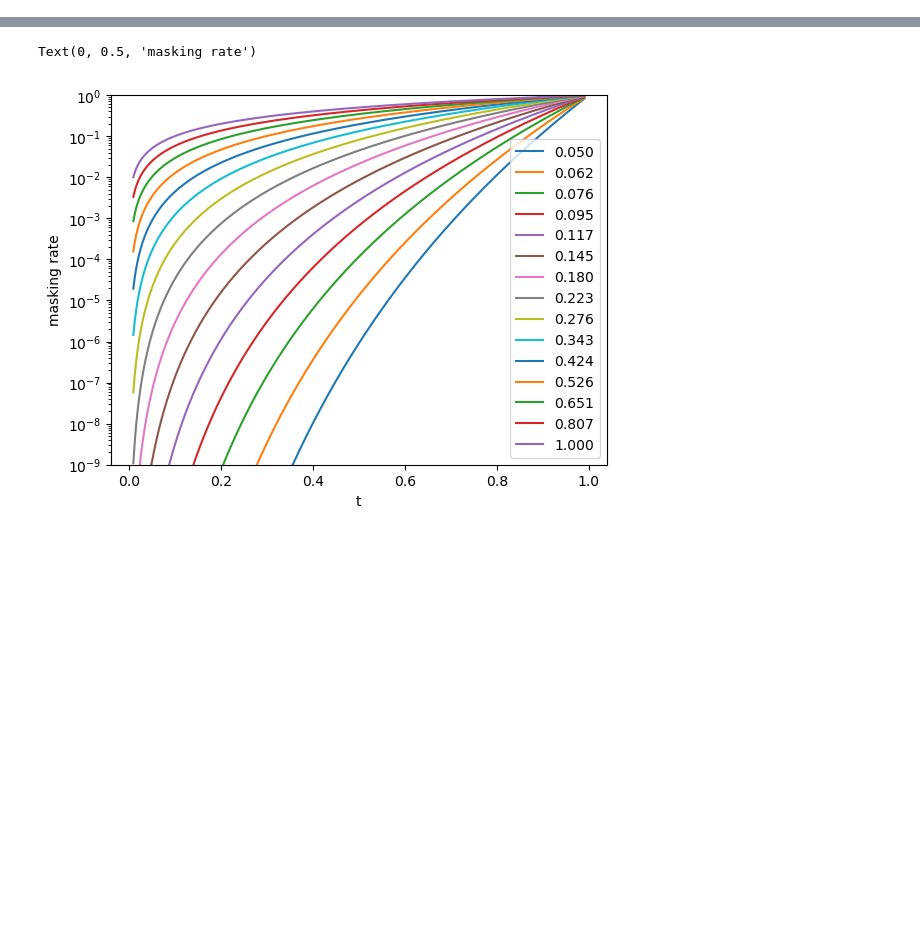
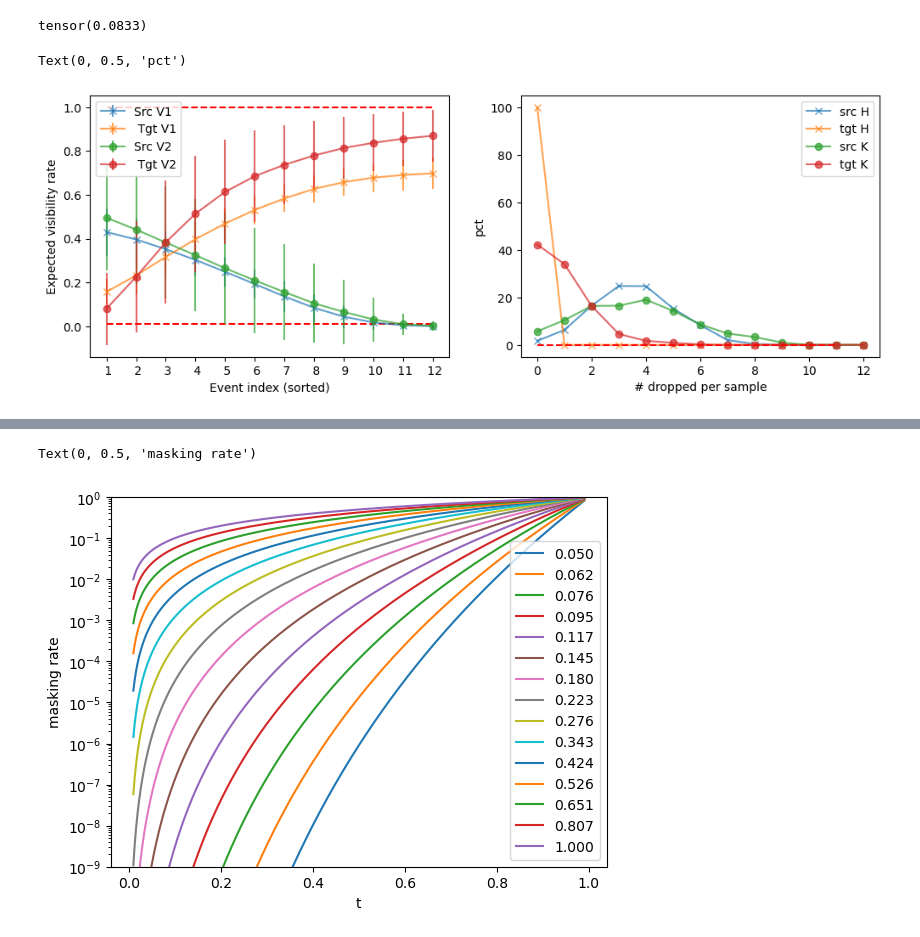
Before and after one commit to jthuemmel/thesis, a Jupyter notebook: simplify.ipynb, the cells around one changed output, grey strips where cells are left out. Drawn from its saved outputs; the diff is of its cells as text; code cells hidden in the pictures; blank space fills up the shorter version.

```diff
--- a/simplify.ipynb
+++ b/simplify.ipynb
@@ -74,7 +74,7 @@ class MultinomialMasking(torch.nn.Module):
         #schedule
         self.src_rates = StableKumaraswamy(c0=objective.c0_src, c1=objective.c1_src)
         self.tgt_rates = StableKumaraswamy(c0=objective.c0_tgt, c1=objective.c1_tgt)
-        self.prior = StableKumaraswamy(c0= objective.c0_prior, c1= objective.c1_prior)
+        self.prior = StableKumaraswamy(c0= objective.c0_prior, c1= objective.c1_prior, epsilon=1e-2)
 
         # attributes
         self.k_min = default(objective.k_min, 2)
@@ -99,9 +99,10 @@ class MultinomialMasking(torch.nn.Module):
 
         # sample rates
         r_src, _ = self.src_rates((1,), rng)
+        k_src = self.k_from_rates(r_src)
         r_tgt, _ = self.tgt_rates((1,), rng)
-
+        k_tgt = self.k_from_rates(r_tgt)
         # sample indices
-        src = torch.multinomial(psrc, self.k_from_rates(r_src), generator=rng)
-        tgt = torch.multinomial(ptgt, self.k_from_rates(r_tgt), generator = rng)
+        src = torch.multinomial(psrc, k_src, generator=rng)
+        tgt = torch.multinomial(ptgt, k_tgt, generator = rng)
         return src, tgt, _, _
@@ -176,0 +210,51 @@ Text(0, 0.5, 'pct')
+# %%
+mm = MultinomialMasking(world,
+                        objective=ObjectiveConfig(c1_prior= 1/12, c0_prior= 1,
+                                                  c1_src= 1, c0_src=4, c1_tgt=4, c0_tgt=4,
+                                                  event_dims=['t', 'v'], stratify=True))
+print(mm.prior.c1)
+srcs, tgts = [], []
+misc = []
+for _ in range(1000):
+    src, tgt, _, _ = mm((1,))
+    sm = torch.unravel_index(src, world.token_shape)[event_id].squeeze().bincount(minlength=T) / N
+    tm = torch.unravel_index(tgt, world.token_shape)[event_id].squeeze().bincount(minlength=T) / N
+    srcs.append(sm)
+    tgts.append(tm)
+    #misc.append(md4.squeeze())
+
+srcs = torch.stack(srcs)
+tgts = torch.stack(tgts)
+#misc = torch.stack(misc)
+
+rsrc_mm = srcs.sort(dim=1, descending=True).values
+rtgt_mm = tgts.sort(dim=1, descending=False).values
+
+plt.figure(figsize=(12,4))
+plt.subplot(121)
+plt.errorbar(x = torch.arange(T), y = rsrc_hm.mean(dim=0), yerr=rsrc_hm.std(dim=0), fmt='x-', label='Src V1', alpha=0.7)
+plt.errorbar(x = torch.arange(T), y = rtgt_hm.mean(dim=0), yerr=rtgt_hm.std(dim=0), fmt='x-', label=' Tgt V1', alpha=0.7)
+plt.hlines(0.01, 0, T - 1, colors='red', linestyles='dashed')
+
+plt.errorbar(x = torch.arange(T), y = rsrc_mm.mean(dim=0), yerr=rsrc_mm.std(dim=0), fmt='o-', label='Src V2', alpha=0.7)
+plt.errorbar(x = torch.arange(T), y = rtgt_mm.mean(dim=0), yerr=rtgt_mm.std(dim=0), fmt='o-', label=' Tgt V2', alpha=0.7)
+
+plt.ylabel('Expected visibility rate')
+plt.xticks(ticks= torch.arange(T), labels= [f' {i+1}' for i in range(T)])
+plt.xlabel('Event index (sorted)')
+plt.legend()
+plt.hlines(1, 0, T - 1, colors='red', linestyles='dashed')
+
+plt.subplot(122)
+plt.plot((rsrc_hm == 0).sum(1).bincount(minlength=T + 1) / 10, 'x-',alpha = 0.7, label = 'src H')
+plt.plot((rtgt_hm == 0).sum(1).bincount(minlength=T + 1) / 10, 'x-',alpha = 0.7, label = 'tgt H')
+plt.plot((rsrc_mm == 0).sum(1).bincount(minlength=T + 1) / 10, 'o-',alpha = 0.7, label = 'src K')
+plt.plot((rtgt_mm == 0).sum(1).bincount(minlength=T + 1) / 10, 'o-',alpha = 0.7, label = 'tgt K')
+plt.legend()
+plt.xlabel('# dropped per sample')
+plt.hlines(0.01, 0, T - 1, colors='red', linestyles='dashed')
+plt.ylabel('pct')
+# %% [output]
+tensor(0.0833)
+Text(0, 0.5, 'pct')
+[figure, added]
```
Also changed, not shown: parts of 6 cells of this notebook, 5 other files.
